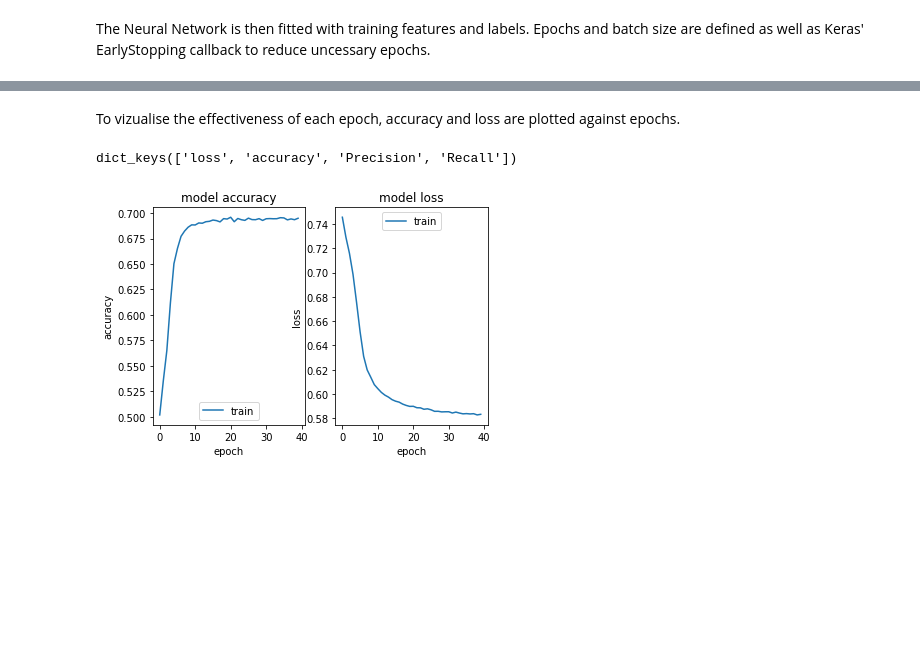
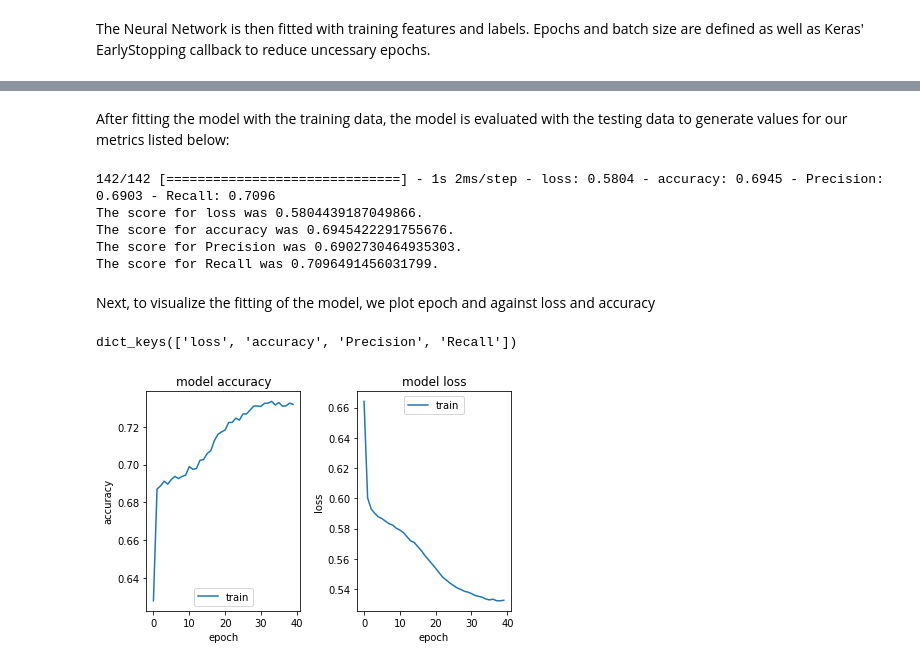
Before and after one commit to KorfLab/genDL, a Jupyter notebook: nn/katherine/exons/oliver/train_jupyter.ipynb, the cells around one changed output, grey strips where cells are left out. Drawn from its saved outputs; the diff is of its cells as text; code cells hidden in the pictures; blank space fills up the shorter version.

Commit message:
evaluate method added, gridsearch pending

```diff
--- a/nn/katherine/exons/oliver/train_jupyter.ipynb
+++ b/nn/katherine/exons/oliver/train_jupyter.ipynb
@@ -18,7 +18,11 @@ sequences = s1 + s0
 sequences = [list(map(int, s)) for s in sequences]
 
 df = pd.DataFrame(sequences)
+df = df.rename(columns={204: "Label"})
 df = df.sample(frac=1, random_state=42)
+
+# To-Do: convert columns to 4 units instead of 1, for Ian: does input layer size make a difference?
+df
 # %% [output]
 |  | 0 | 1 | 2 | 3 | 4 | 5 | 6 | 7 | 8 | 9 | ... | ... |
 | 21391 | 0 | 1 | 0 | 0 | 1 | 0 | 0 | 0 | 1 | 0 | ... | ... |
@@ -55,7 +59,7 @@ NN = keras.Sequential()
 # Input Layer
 NN.add(keras.layers.Dense(5, activation='sigmoid', input_shape=(x_train.shape[1],)))
 
-#Hidden Layer
+# Hidden Layer
 NN.add(keras.layers.Dense(50))
 NN.add(keras.layers.Dropout(0.2))
 NN.add(keras.layers.Dense(3, kernel_regularizer='l2'))
@@ -64,11 +68,13 @@ NN.add(keras.layers.Dense(3, kernel_regularizer='l2'))
 NN.add(keras.layers.Dense(1, activation='sigmoid'))
 
 # Compile
-opt = keras.optimizers.Adam(learning_rate=0.0001)
+opt = keras.optimizers.Adam(learning_rate=0.001)
 my_metrics = ['accuracy',
               keras.metrics.Precision(name='Precision',thresholds=0.5),
               keras.metrics.Recall(name='Recall',thresholds=0.5)]
 
+# to-do: add F1
+
 NN.compile(loss='binary_crossentropy', optimizer=opt, metrics=my_metrics)
 # %% [markdown]
 The Neural Network is then fitted with training features and labels. Epochs and batch size are defined as well as Keras' EarlyStopping callback to reduce uncessary epochs.
@@ -78,8 +84,8 @@ e = 40
 b = None
 
 # Early stopping function
-es = keras.callbacks.EarlyStopping(monitor='loss', mode='min', verbose=1, patience=20)
+es = keras.callbacks.EarlyStopping(monitor='loss', mode='min', verbose=False, patience=20)
 
-result = NN.fit(x_train, y_train, epochs=e, batch_size=b, callbacks=[es])
+model = NN.fit(x_train, y_train, epochs=e, batch_size=b, callbacks=[es])
 # %% [output]
 Epoch 1/40
@@ -102,27 +108,40 @@ Epoch 40/40
-# %% [markdown]
-To vizualise the effectiveness of each epoch, accuracy and loss are plotted against epochs.
+# %% [markdown]
+After fitting the model with the training data, the model is evaluated with the testing data to generate values for our metrics listed below:
+# %%
+training_stats = NN.evaluate(x_test, y_test)
+for stat, name in zip(training_stats, NN.metrics_names):
+    print(f"The score for {name} was {stat}.")
+# %% [output]
+142/142 [==============================] - 1s 2ms/step - loss: 0.5804 - accuracy: 0.6945 - Precision: 0.6903 - Recall: 0.7096
+The score for loss was 0.5804439187049866.
+The score for accuracy was 0.6945422291755676.
+The score for Precision was 0.6902730464935303.
+The score for Recall was 0.7096491456031799.
+# %% [markdown]
+Next, to visualize the fitting of the model, we plot epoch and against loss and accuracy
 # %%
 import matplotlib.pyplot as plt
 
-print(result.history.keys())
+print(model.history.keys())
 
-history = result.history
+history = model.history
 
 fig, axs = plt.subplots(1, 2)
 
 axs[0].plot(history['accuracy'])
 axs[0].title.set_text('model accuracy')
 axs[0].set_ylabel('accuracy')
 axs[0].set_xlabel('epoch')
 axs[0].legend(['train', 'test'], loc='lower center')
 
 axs[1].plot(history['loss'])
 axs[1].title.set_text('model loss')
 axs[1].set_ylabel('loss')
 axs[1].set_xlabel('epoch')
 axs[1].legend(['train', 'test'], loc='upper center')
 
+plt.tight_layout()
 plt.show()
 # %% [output]
 dict_keys(['loss', 'accuracy', 'Precision', 'Recall'])
-[figure, old version]
+[figure, new version]
```
Also changed, not shown: parts of 4 cells of this notebook.
